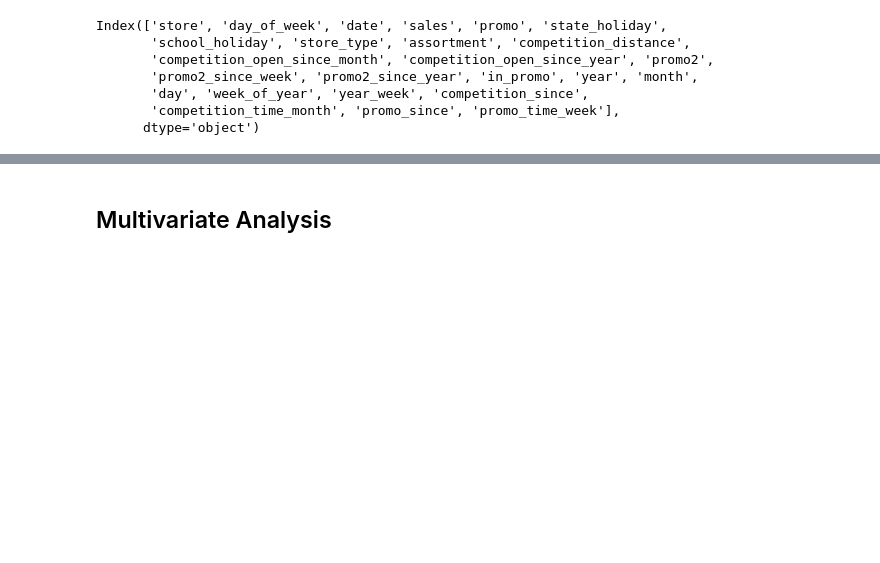
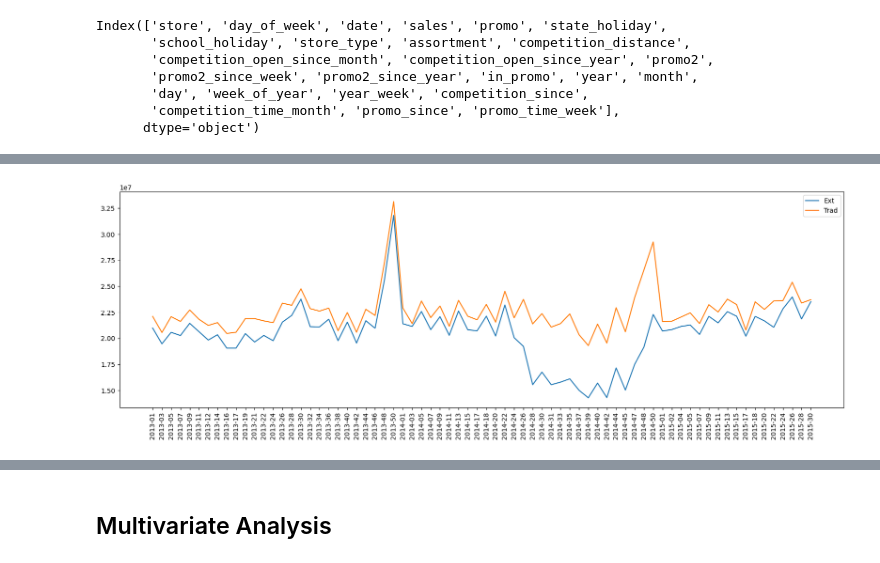
Before and after one commit to biazotogabriel/ds_em_producao, a Jupyter notebook: notebook.ipynb, the cells around one changed output, grey strips where cells are left out. Saved outputs shown, nothing was run; the diff lists cells and outputs as text; code cells hidden in the pictures; blank space fills up the shorter version.

```diff
--- a/notebook.ipynb
+++ b/notebook.ipynb
@@ -560,0 +576,12 @@ Index(['store', 'day_of_week', 'date', 'sales', 'promo', 'state_holiday',
+# %%
+df_aux1 = df4[(df4['promo'] == 1) & (df4['promo2'] == 1)][['year_week', 'sales']].groupby('year_week').sum().reset_index()
+plt.figure(figsize=(20,6))
+plt.plot(df_aux1['year_week'], df_aux1['sales'], label='Ext')
+
+df_aux2 = df4[(df4['promo'] == 1) & (df4['promo2'] == 0)][['year_week', 'sales']].groupby('year_week').sum().reset_index()
+plt.plot(df_aux2['year_week'], df_aux2['sales'], label='Trad')
+
+plt.legend()
+plt.xticks(rotation=90);
+# %% [output]
+[figure, added]
```
Also changed, not shown: parts of 18 cells of this notebook.
